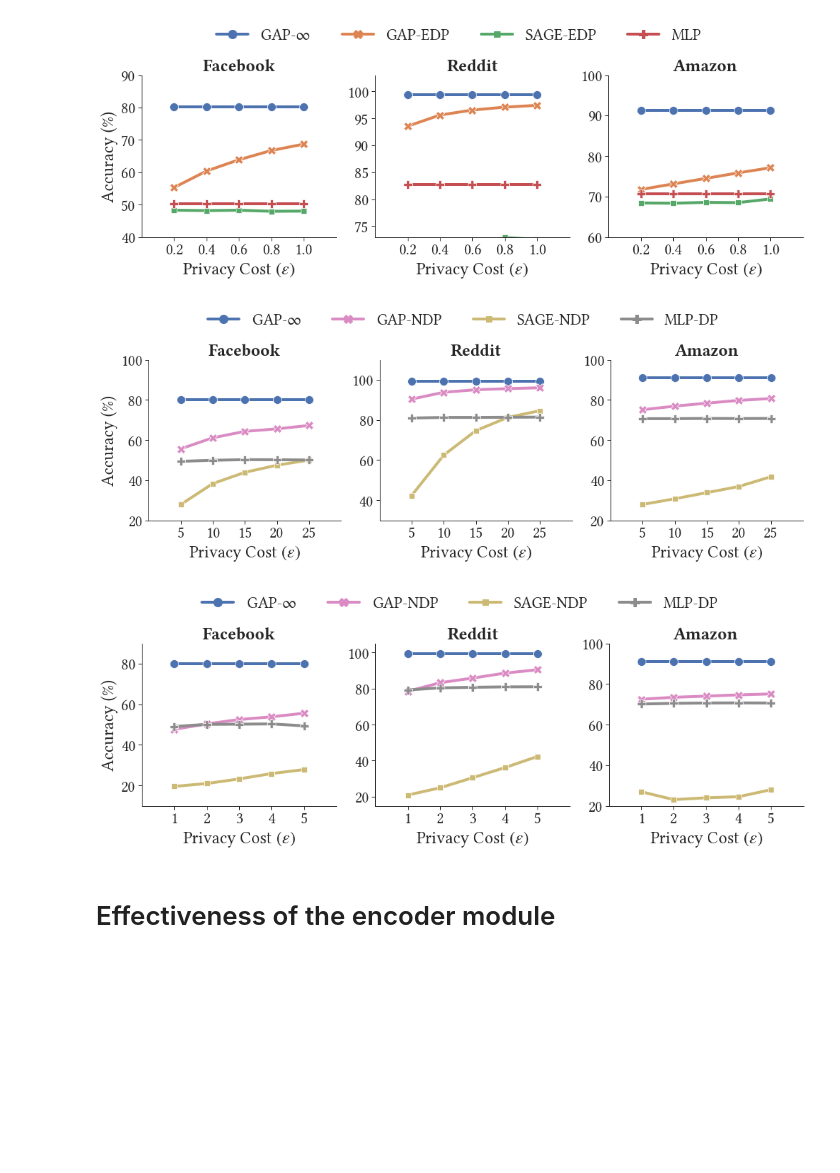
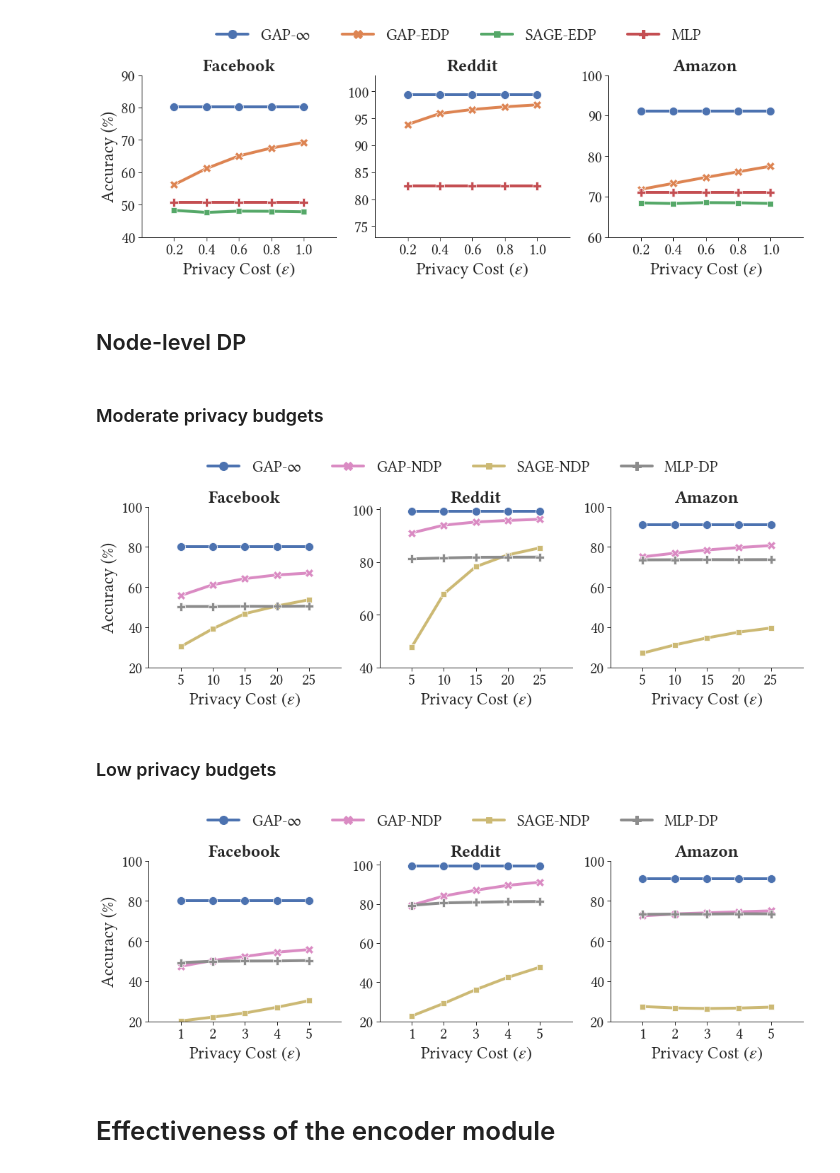
Before and after one commit to sisaman/GAP, a Jupyter notebook: results.ipynb, the cells around one changed output. Drawn from its saved outputs; the diff is of its cells as text; code cells hidden in the pictures; blank space fills up the shorter version.

```diff
--- a/results.ipynb
+++ b/results.ipynb
@@ -36,7 +43,6 @@ for run in track(runs):
     data.update(run.summary._json_dict)
     data.update(run.config)
     data['id'] = run.name
-    data['name'] = {'GAP-INF': 'GAP-$\infty$', 'SAGE-INF': 'SAGE-$\infty$'}.get(data['name'], data['name'])
-    data['epsilon'] = float(data['epsilon'])
+    data['method'] = data['method'].upper().replace('INF', '$\infty$')
     data_list.append(data)
 # %% [output]
@@ -191,7 +208,11 @@ g.savefig('figs/edge2.pdf')
 # %% [output]
 [figure]
+# %% [markdown]
+## Node-level DP
+# %% [markdown]
+### Moderate privacy budgets
 # %%
-cols = ['id', 'name', 'dp_level', 'dataset', 'epsilon', 'val/acc_mean', 'test/acc_mean', 'test/acc_ci']
+cols = ['id', 'method', 'dataset', 'epsilon', 'val/acc_mean', 'test/acc_mean']
 methods = ['GAP-$\infty$', 'GAP-NDP', 'SAGE-NDP', 'MLP-DP']
 datasets = ['facebook', 'reddit', 'amazon']
 epsilons = [5,10,15,20,25]
@@ -199,12 +220,13 @@ epsilons = [5,10,15,20,25]
 # filter data
 df = pd.DataFrame(data_list)
 df = df.filter(items=cols)
-df = df[df['name'].isin(methods)]
+df.loc[df['method'] == 'GAP-$\infty$', 'epsilon'] = np.inf
+df = df[df['method'].isin(methods)]
 df = df[df['dataset'].isin(datasets)]
-df = df[df['epsilon'].isin(epsilons+[0,np.inf])]
+df = df[df['epsilon'].isin(epsilons+[np.inf])]
 
 # select best models based on valication accuracy
-idx = df.groupby(['dataset', 'name', 'epsilon'])['val/acc_mean'].idxmax().values
+idx = df.groupby(['dataset', 'method', 'epsilon'])['val/acc_mean'].idxmax().values
 df = df.loc[idx]
 
 # expand epsilon for methods with eps=0 or eps=inf
@@ -214,8 +236,8 @@ df = df.reset_index(drop=True)
 
 # plot
 palette = sns.color_palette()
-g = sns.relplot(kind='line', data=df, x='epsilon', y='test/acc_mean', hue='name', col='dataset', aspect=1.2,
-                markers=True, dashes=False, style='name',
+g = sns.relplot(kind='line', data=df, x='epsilon', y='test/acc_mean', hue='method', col='dataset', aspect=1.2,
+                markers=True, dashes=False, style='method',
                 hue_order=methods, col_order=datasets, style_order=methods,
                 palette=[palette[0], palette[-4], palette[-2], palette[-3]],
                 facet_kws={'sharey': False, 'sharex': False})
@@ -227,16 +249,18 @@ for dataset, ax in zip(datasets, g.axes[0]):
     ax.set_title(label=dataset.capitalize(), fontdict={'fontweight': 'bold'}, )
 
 g.axes[0][0].set(ylim=(20,100),ylabel='Accuracy (%)')
-g.axes[0][1].set(ylim=(30,110),)
+g.axes[0][1].set(ylim=(40,101),)
 g.axes[0][2].set_ylim(20,100)
 
 g.fig.subplots_adjust(hspace=0.4, wspace=0.2)
 g.fig.set_figwidth(16)
-g.savefig('figs/node1.pdf')
+g.savefig('figs/node-medium.pdf')
 # %% [output]
-[figure, old version]
+[figure, new version]
+# %% [markdown]
+### Low privacy budgets
 # %%
-cols = ['id', 'name', 'dp_level', 'dataset', 'epsilon', 'val/acc_mean', 'test/acc_mean', 'test/acc_ci']
+cols = ['id', 'method', 'dataset', 'epsilon', 'val/acc_mean', 'test/acc_mean']
 methods = ['GAP-$\infty$', 'GAP-NDP', 'SAGE-NDP', 'MLP-DP']
 datasets = ['facebook', 'reddit', 'amazon']
 epsilons = [1,2,3,4,5]
@@ -244,42 +268,43 @@ epsilons = [1,2,3,4,5]
 # filter data
 df = pd.DataFrame(data_list)
 df = df.filter(items=cols)
-df = df[df['name'].isin(methods)]
+df.loc[df['method'] == 'GAP-$\infty$', 'epsilon'] = np.inf
+df = df[df['method'].isin(methods)]
 df = df[df['dataset'].isin(datasets)]
-df = df[df['epsilon'].isin(epsilons+[0,np.inf])]
+df = df[df['epsilon'].isin(epsilons+[np.inf])]
 
 # select best models based on valication accuracy
-idx = df.groupby(['dataset', 'name', 'epsilon'])['val/acc_mean'].idxmax().values
+idx = df.groupby(['dataset', 'method', 'epsilon'])['val/acc_mean'].idxmax().values
 df = df.loc[idx]
 
 # expand epsilon for methods with eps=0 or eps=inf
 df['epsilon'] = df['epsilon'].apply(lambda eps: epsilons if eps in (np.inf, 0) else eps)
 df = df.explode(column='epsilon')
 df = df.reset_index(drop=True)
 
 # plot
 palette = sns.color_palette()
-g = sns.relplot(kind='line', data=df, x='epsilon', y='test/acc_mean', hue='name', col='dataset', aspect=1.2,
-                markers=True, dashes=False, style='name',
+g = sns.relplot(kind='line', data=df, x='epsilon', y='test/acc_mean', hue='method', col='dataset', aspect=1.2,
+                markers=True, dashes=False, style='method',
                 hue_order=methods, col_order=datasets, style_order=methods,
                 palette=[palette[0], palette[-4], palette[-2], palette[-3]],
                 facet_kws={'sharey': False, 'sharex': False})
 
 sns.move_legend(g, loc='upper center', title=None, ncol=6, bbox_to_anchor=(.45, 1.1))
 g.set(ylabel=None, xlabel='Privacy Cost $(\epsilon)$', xlim=(0,6), xticks=epsilons)
 
 for dataset, ax in zip(datasets, g.axes[0]):
     ax.set_title(label=dataset.capitalize(), fontdict={'fontweight': 'bold'}, )
 
-g.axes[0][0].set(ylim=(10,90),ylabel='Accuracy (%)')
-g.axes[0][1].set(ylim=(15,105),)
+g.axes[0][0].set(ylim=(20,100),ylabel='Accuracy (%)')
+g.axes[0][1].set(ylim=(20,102),)
 g.axes[0][2].set_ylim(20,100)
 
 g.fig.subplots_adjust(hspace=0.4, wspace=0.2)
 g.fig.set_figwidth(16)
-g.savefig('figs/node2.pdf')
+g.savefig('figs/node-low.pdf')
 # %% [output]
-[figure, old version]
+[figure, new version]
 # %% [markdown]
 # Effectiveness of the encoder module
 # %%
```
Also changed, not shown: parts of 13 cells of this notebook, 1 other file.
